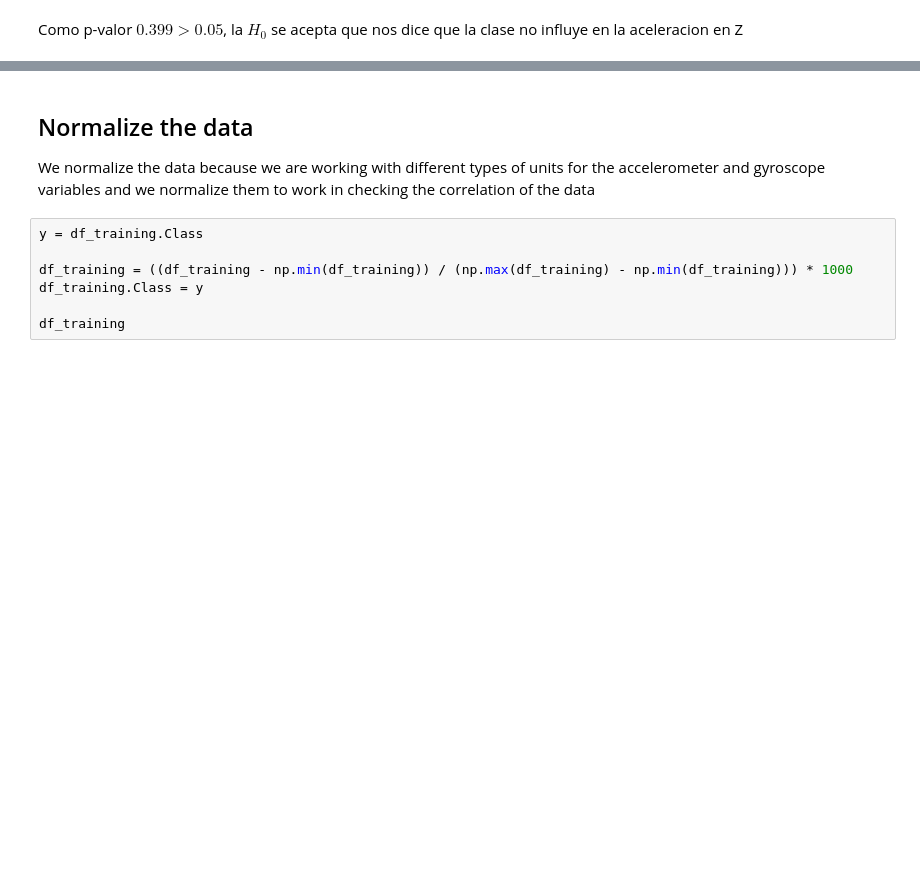
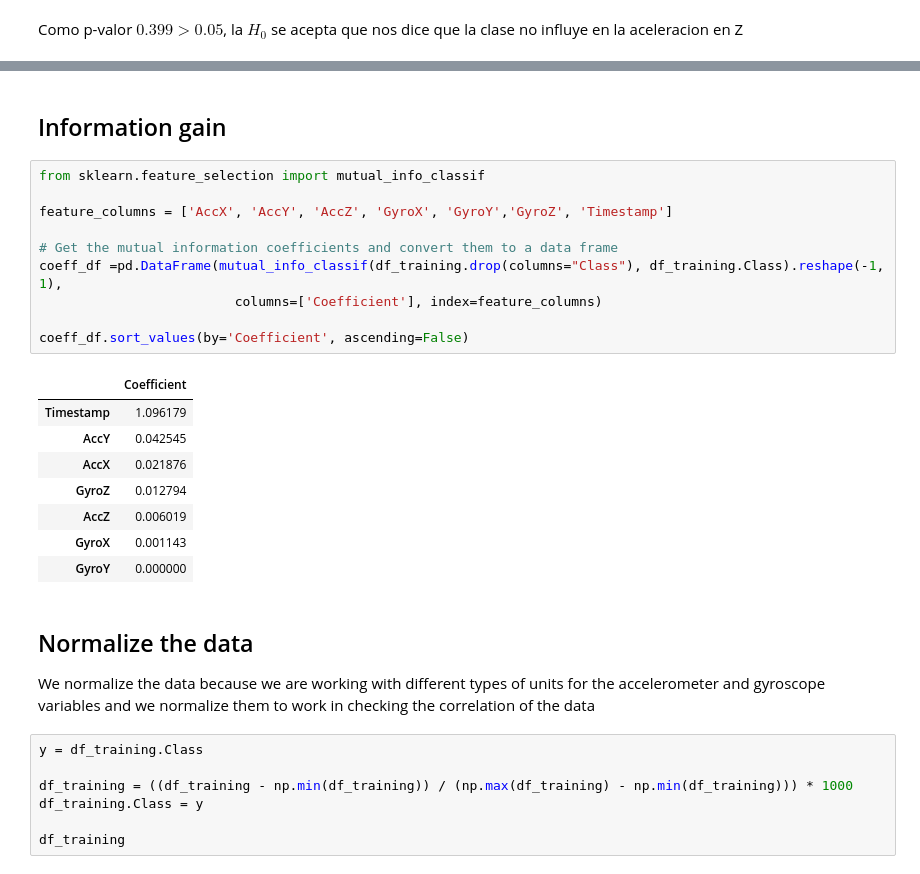
Before and after one commit to samueldiaz1004/driving_behavior_project, a Jupyter notebook: driving_behavior_clean_data.ipynb, the cells around one changed output, grey strips where cells are left out. Cells and saved outputs as stored; diff of their text form; blank space fills up the shorter version.

```diff
--- a/driving_behavior_clean_data.ipynb
+++ b/driving_behavior_clean_data.ipynb
@@ -273,6 +287,27 @@ OLS Regression Results
 | Kurtosis: | 21.641 | Cond. No. | 3.76 |
 Notes:
 [1] Standard Errors assume that the covariance matrix of the errors is correctly specified.
+# %% [markdown]
+## Information gain
+# %%
+from sklearn.feature_selection import mutual_info_classif
+
+feature_columns = ['AccX', 'AccY', 'AccZ', 'GyroX', 'GyroY','GyroZ', 'Timestamp']
+
+# Get the mutual information coefficients and convert them to a data frame
+coeff_df =pd.DataFrame(mutual_info_classif(df_training.drop(columns="Class"), df_training.Class).reshape(-1, 1),
+                         columns=['Coefficient'], index=feature_columns)
+
+coeff_df.sort_values(by='Coefficient', ascending=False)
+# %% [output]
+|  | Coefficient |
+| Timestamp | 1.096179 |
+| AccY | 0.042545 |
+| AccX | 0.021876 |
+| GyroZ | 0.012794 |
+| AccZ | 0.006019 |
+| GyroX | 0.001143 |
+| GyroY | 0.000000 |
 # %% [markdown]
 ## Normalize the data
 
```
Also changed, not shown: parts of 13 cells of this notebook, 5 other files.
